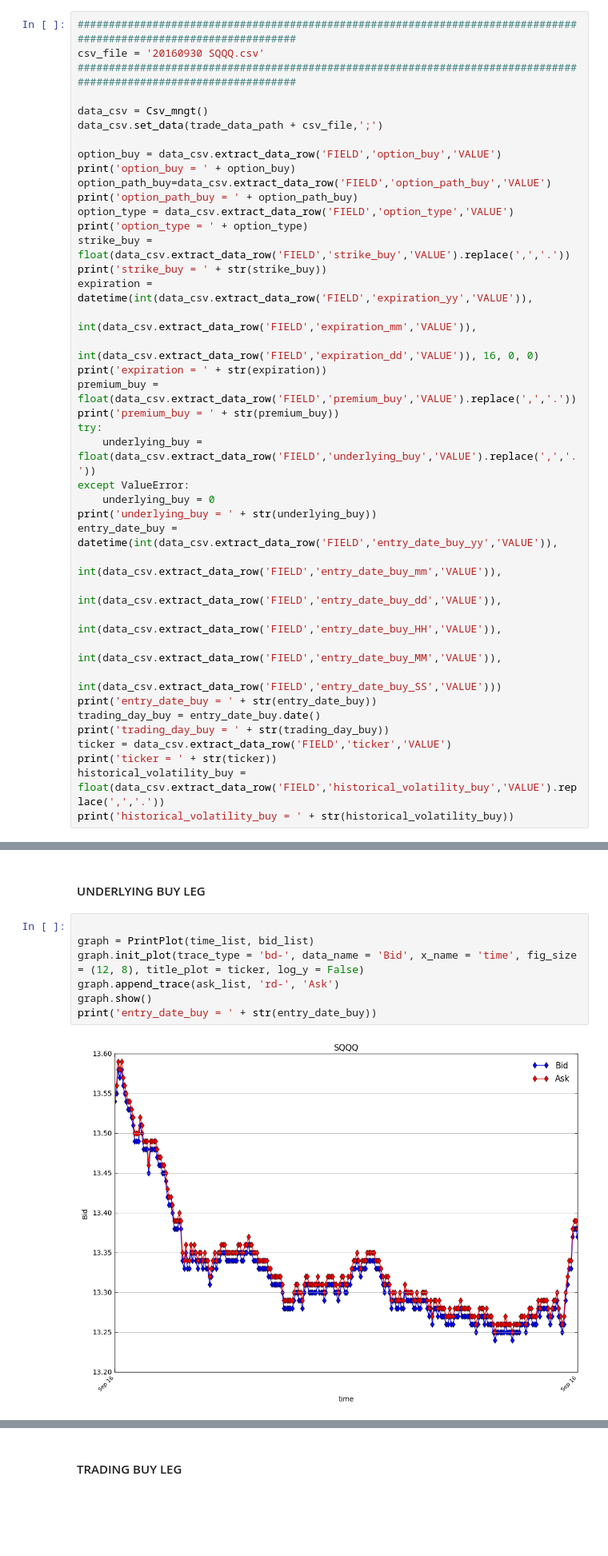
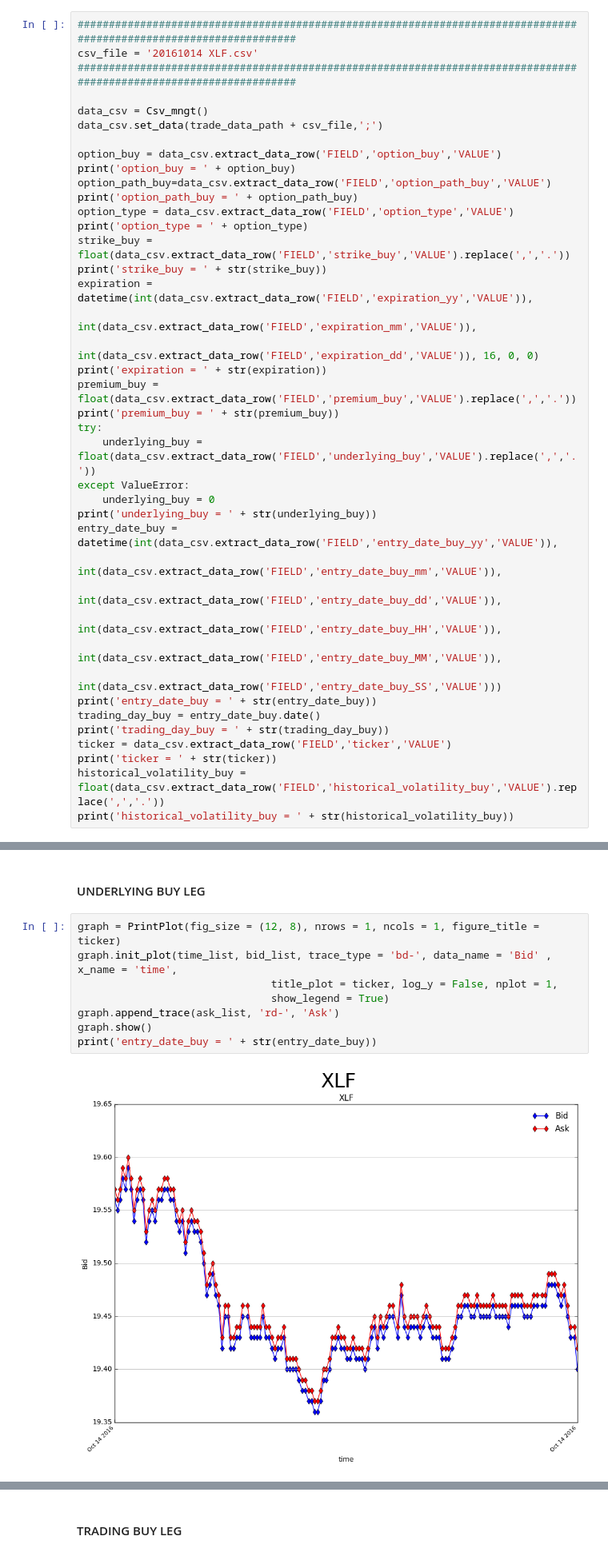
Before and after one commit to sergiosd/jupyter, a Jupyter notebook: TRADING CREDIT SPREAD.ipynb, the cells around one changed output, grey strips where cells are left out. Shown at 80% size. Cells and saved outputs as stored; diff of their text form; blank space fills up the shorter version.

```diff
--- a/TRADING CREDIT SPREAD.ipynb
+++ b/TRADING CREDIT SPREAD.ipynb
@@ -26,7 +26,7 @@ mpld3.enable_notebook()
 #### ENTRY DATA BUY LEG
 # %%
 ###################################################################################################################
-csv_file = '20160930 SQQQ.csv'
+csv_file = '20161014 XLF.csv'
 ###################################################################################################################
 
 data_csv = Csv_mngt()
@@ -141,11 +141,12 @@ print(ask_price_buy)
 # %% [markdown]
 #### UNDERLYING BUY LEG
 # %%
-
-graph = PrintPlot(time_list, bid_list)
-graph.init_plot(trace_type = 'bd-', data_name = 'Bid', x_name = 'time', fig_size = (12, 8), title_plot = ticker, log_y = False)
+graph = PrintPlot(fig_size = (12, 8), nrows = 1, ncols = 1, figure_title = ticker)
+graph.init_plot(time_list, bid_list, trace_type = 'bd-', data_name = 'Bid' , x_name = 'time',
+                               title_plot = ticker, log_y = False, nplot = 1,
+                               show_legend = True)
 graph.append_trace(ask_list, 'rd-', 'Ask')
 graph.show()
 print('entry_date_buy = ' + str(entry_date_buy))
 # %% [output]
-[figure, old version]
+[figure, new version]
```
Also changed, not shown: parts of 20 cells of this notebook, 40 other files.
